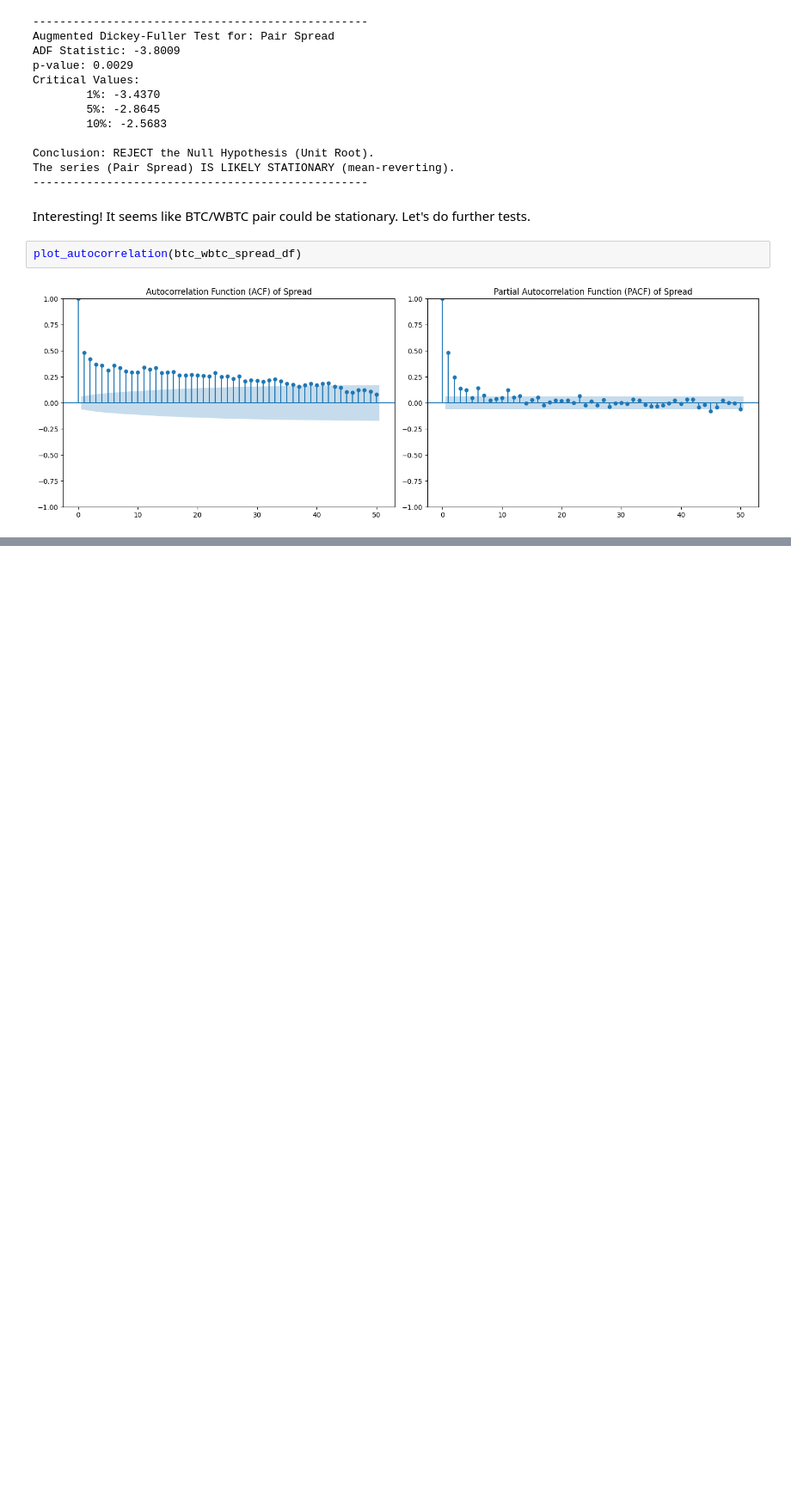
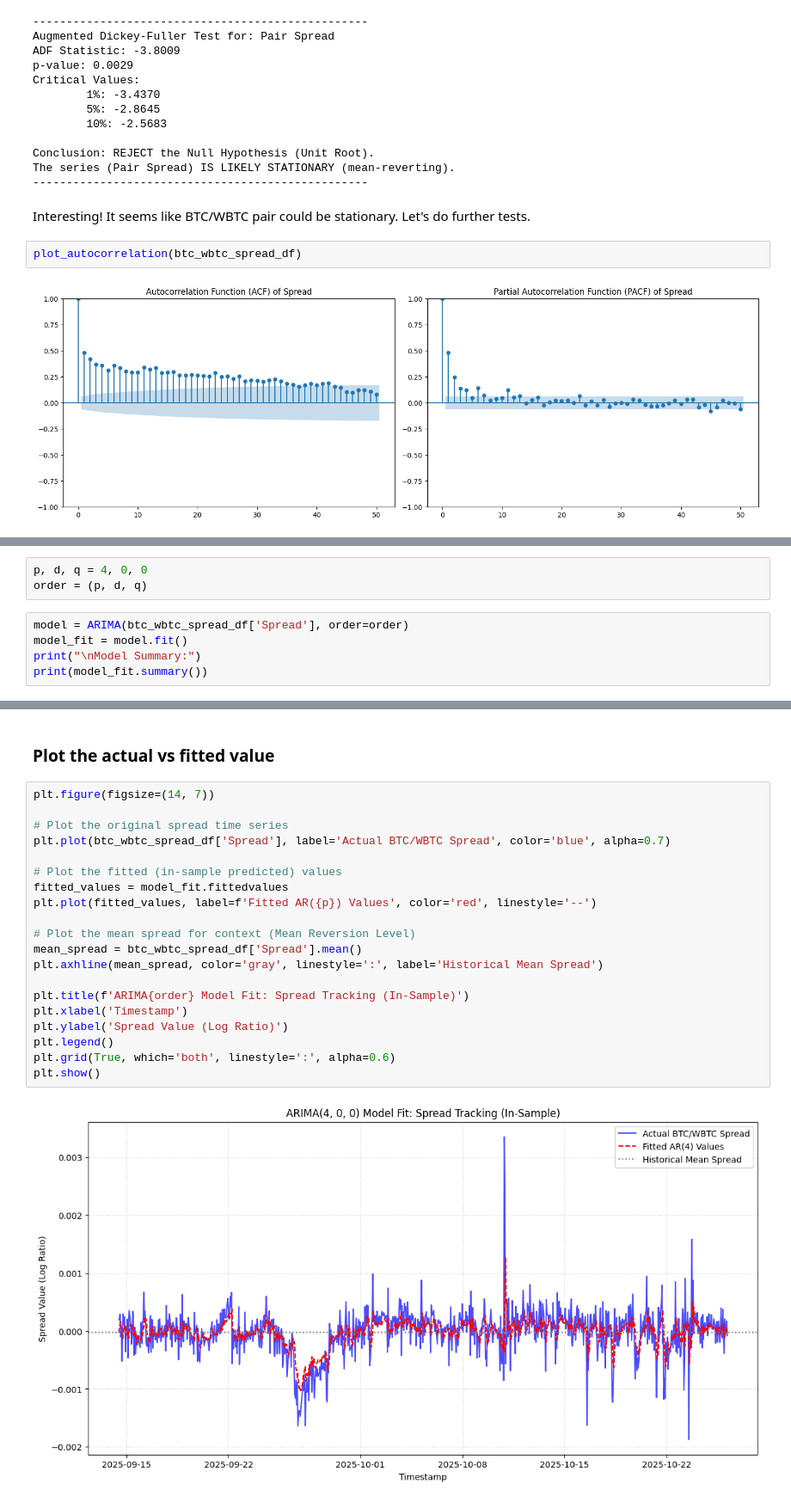
Before and after one commit to 0xSingletOnly/simple_quant_strategies, a Jupyter notebook: 1_stat_arb_intro.ipynb, the cells around one changed output, grey strips where cells are left out. Shown at 86% size. Saved outputs shown, nothing was run; the diff lists cells and outputs as text; blank space fills up the shorter version.

```diff
--- a/1_stat_arb_intro.ipynb
+++ b/1_stat_arb_intro.ipynb
@@ -329,0 +333,8 @@ We will implement the AR(4) model to test things out.
+# %%
+p, d, q = 4, 0, 0
+order = (p, d, q)
+# %%
+model = ARIMA(btc_wbtc_spread_df['Spread'], order=order)
+model_fit = model.fit()
+print("\nModel Summary:")
+print(model_fit.summary())
@@ -329,0 +359,24 @@ We will implement the AR(4) model to test things out.
+# %% [markdown]
+### Plot the actual vs fitted value
+# %%
+plt.figure(figsize=(14, 7))
+
+# Plot the original spread time series
+plt.plot(btc_wbtc_spread_df['Spread'], label='Actual BTC/WBTC Spread', color='blue', alpha=0.7)
+
+# Plot the fitted (in-sample predicted) values
+fitted_values = model_fit.fittedvalues
+plt.plot(fitted_values, label=f'Fitted AR({p}) Values', color='red', linestyle='--')
+
+# Plot the mean spread for context (Mean Reversion Level)
+mean_spread = btc_wbtc_spread_df['Spread'].mean()
+plt.axhline(mean_spread, color='gray', linestyle=':', label='Historical Mean Spread')
+
+plt.title(f'ARIMA{order} Model Fit: Spread Tracking (In-Sample)')
+plt.xlabel('Timestamp')
+plt.ylabel('Spread Value (Log Ratio)')
+plt.legend()
+plt.grid(True, which='both', linestyle=':', alpha=0.6)
+plt.show()
+# %% [output]
+[figure, added]
```
Also changed, not shown: parts of 50 cells of this notebook.
